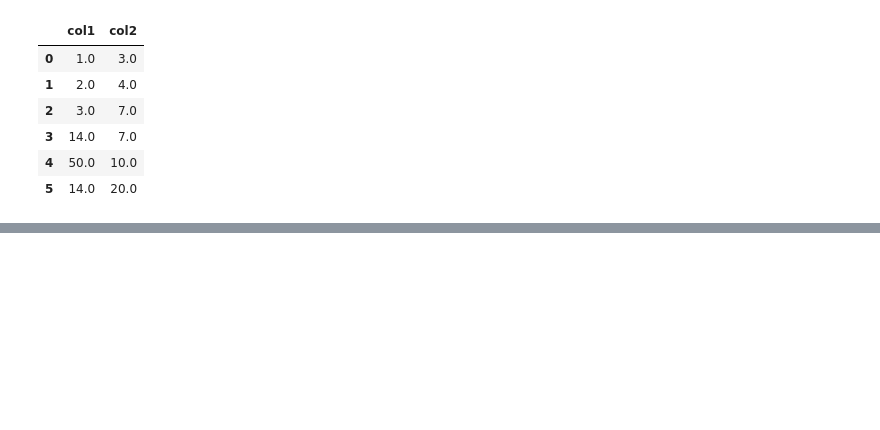
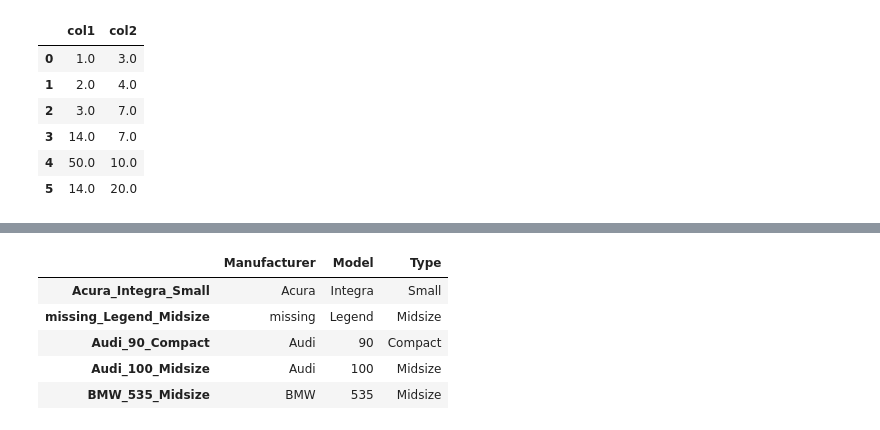
Before and after one commit to FredBrit/fluent_python, a Jupyter notebook: pandas_tasks.ipynb, the cells around one changed output, grey strips where cells are left out. Saved outputs shown, nothing was run; the diff lists cells and outputs as text; code cells hidden in the pictures; blank space fills up the shorter version.

```diff
--- a/pandas_tasks.ipynb
+++ b/pandas_tasks.ipynb
@@ -853,0 +974,10 @@ df
+# %%
+df = pd.DataFrame(np.random.random(4)**10, columns=['random'])
+
+# Устанавливаем формат
+pd.set_option('display.float_format', '{:.4f}'.format)       # максимум 10 строк
+
+# Проверяем
+print(pd.get_option('display.float_format'))
+
+print(df)
@@ -853,0 +991,10 @@ df
+# %%
+df = pd.DataFrame(np.random.random(4), columns=['random'])
+
+# Устанавливаем формат
+pd.set_option('display.float_format', '{:.2%}'.format)       # максимум 10 строк
+
+# Проверяем
+print(pd.get_option('display.float_format'))
+
+print(df)
@@ -853,0 +1021,16 @@ df
+# %%
+# Пример создания уникального индекс (первичного ключа) в датафрейме
+
+
+pd.reset_option('^display.')
+df=pd.DataFrame({'Manufacturer':['Acura',None, 'Audi', 'Audi', 'BMW'], 'Model':['Integra','Legend', '90', '100', '535'], 'Type':['Small','Midsize', 'Compact', 'Midsize', 'Midsize']})
+df['Manufacturer'] = df['Manufacturer'].fillna('missing')
+df.index = df['Manufacturer'] + '_' + df['Model'] + '_' + df['Type']
+df
+# %% [output]
+|  | Manufacturer | Model | Type |
+| Acura_Integra_Small | Acura | Integra | Small |
+| missing_Legend_Midsize | missing | Legend | Midsize |
+| Audi_90_Compact | Audi | 90 | Compact |
+| Audi_100_Midsize | Audi | 100 | Midsize |
+| BMW_535_Midsize | BMW | 535 | Midsize |
```
Also changed, not shown: parts of 8 cells of this notebook, 1 other file.
